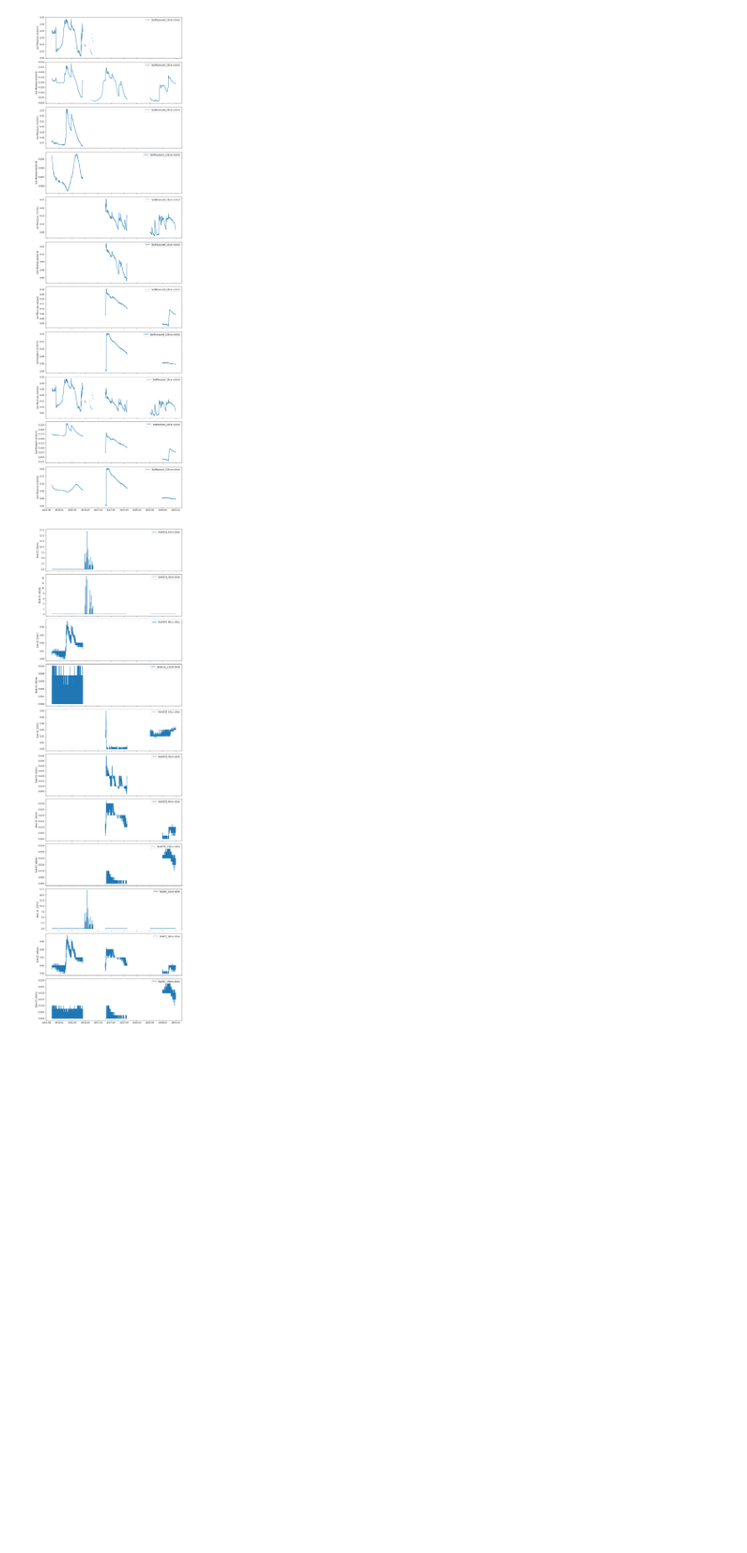
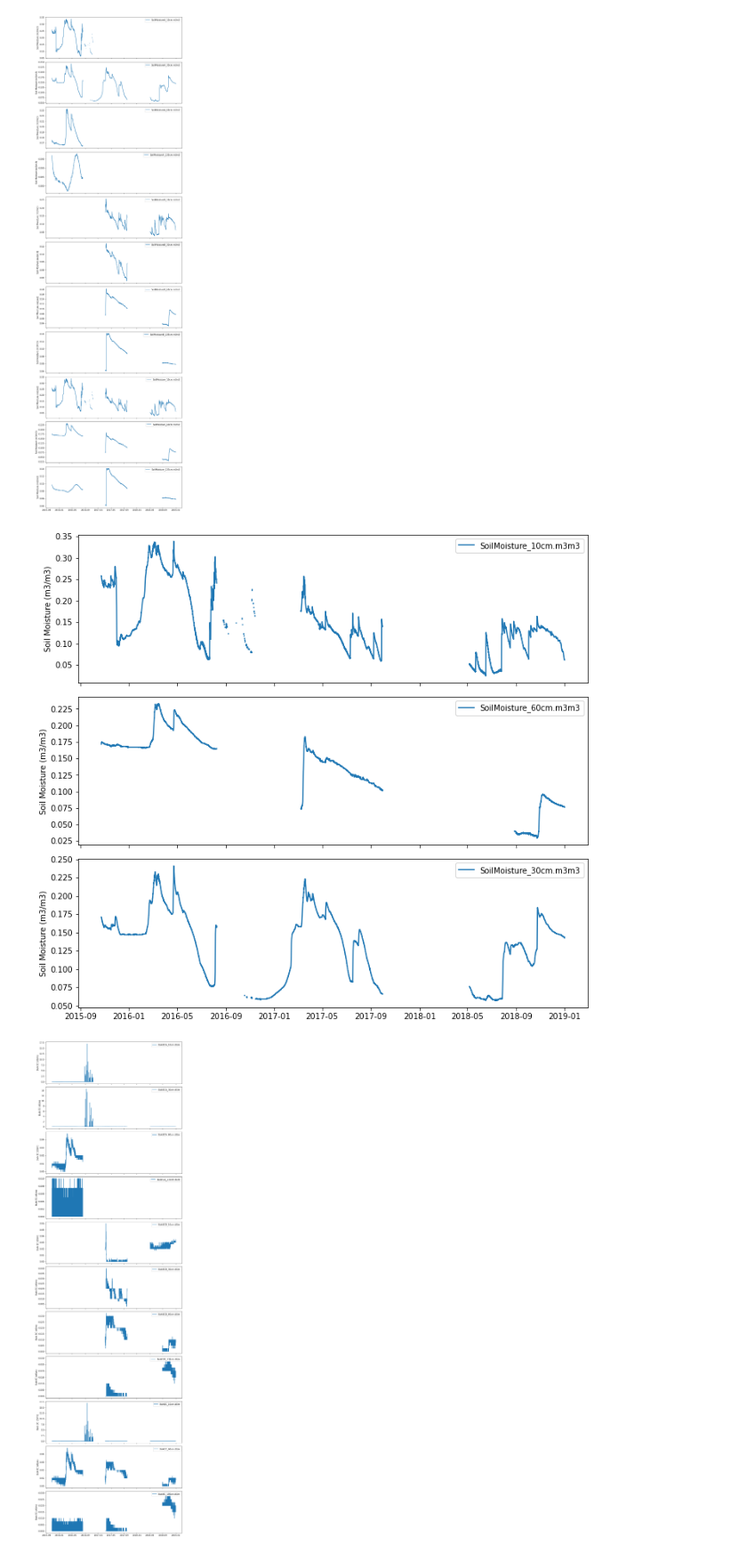
Before and after one commit to mberghouse/CO2-Data, a Jupyter notebook: python_processing/Catalina-Jemez_CZO/Green_Pit1.ipynb, the cells around one changed output. Shown at 89% size. Drawn from its saved outputs; the diff is of its cells as text; code cells hidden in the pictures; blank space fills up the shorter version.

```diff
--- a/python_processing/Catalina-Jemez_CZO/Green_Pit1.ipynb
+++ b/python_processing/Catalina-Jemez_CZO/Green_Pit1.ipynb
@@ -160,12 +211,21 @@ plot_cols(sm_cols, ylabel='Soil Moisture (m3/m3)');
 # %% [output]
 [figure]
 # %%
+df['SoilMoisture_30cm.m3m3']=df['SoilMoistureA_30cm.m3m3']
 df=df.drop(columns='SoilMoistureA_10cm.m3m3')
 df=df.drop(columns='SoilMoistureB_10cm.m3m3')
+df=df.drop(columns='SoilMoistureA_30cm.m3m3')
+df=df.drop(columns='SoilMoistureB_30cm.m3m3')
 df=df.drop(columns='SoilMoistureA_60cm.m3m3')
 df=df.drop(columns='SoilMoistureB_60cm.m3m3')
 df=df.drop(columns='SoilMoistureA_135cm.m3m3')
 df=df.drop(columns='SoilMoistureB_135cm.m3m3')
+df=df.drop(columns='SoilMoisture_135cm.m3m3')
+# %%
+sm_cols = [col for col in df.columns if 'SoilMoisture' in col]
+plot_cols(sm_cols, ylabel='Soil Moisture (m3/m3)');
+# %% [output]
+[figure, added]
 # %%
 # Plot bulk EC
 ec_cols = [col for col in df.columns if 'BulkEC' in col]
```
Also changed, not shown: parts of 7 cells of this notebook, 3 other files.
